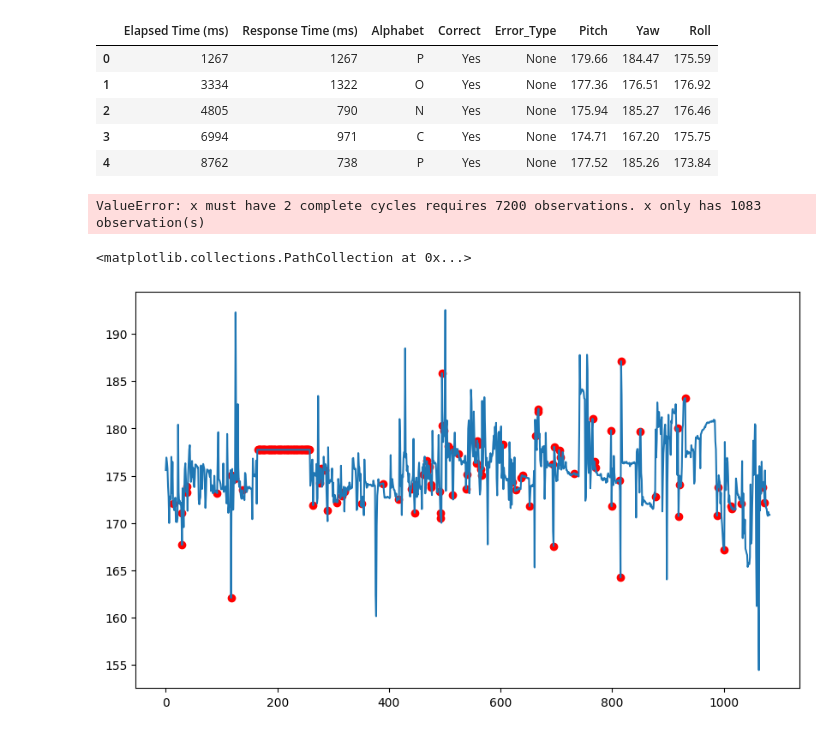
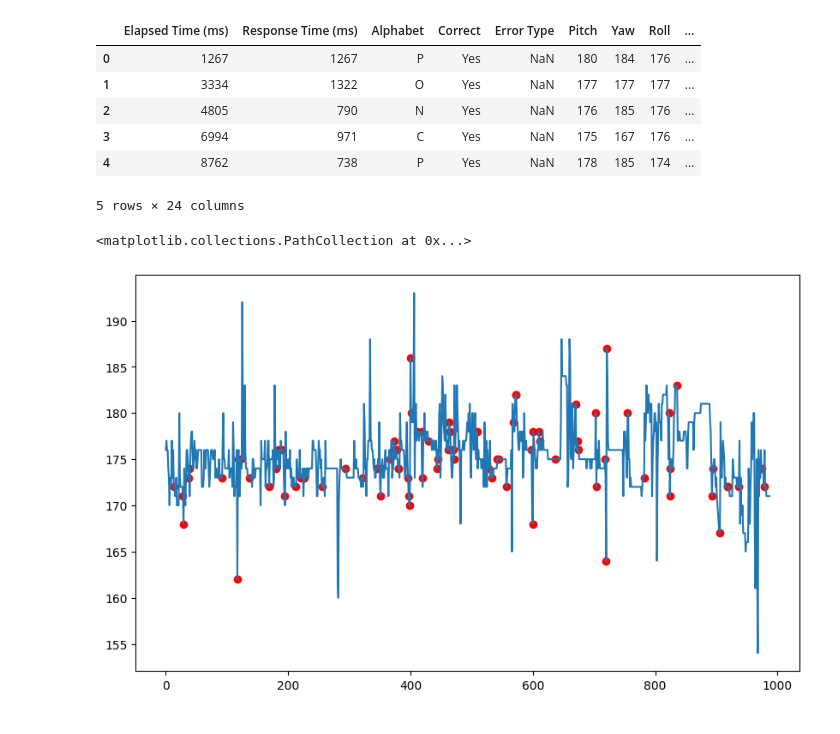
Before and after one commit to Waleed-Mujahid/attentiveness_detection_vr, a Jupyter notebook: analysis.ipynb, the cells around one changed output. Drawn from its saved outputs; the diff is of its cells as text; code cells hidden in the pictures.

Commit message:
made corrections

```diff
--- a/analysis.ipynb
+++ b/analysis.ipynb
@@ -4,38 +4,22 @@ import numpy as np
 import statsmodels.api as sm
 import matplotlib.pyplot as plt
 # %%
-df = pd.read_csv('merged_response.csv')
+df = pd.read_csv('modified_responseFile_with_statistics.csv')
 # %%
 df.head()
 # %% [output]
-|  | Elapsed Time (ms) | Response Time (ms) | Alphabet | Correct | Error_Type | Pitch | Yaw | Roll |
-| 0 | 1267 | 1267 | P | Yes | None | 179.66 | 184.47 | 175.59 |
-| 1 | 3334 | 1322 | O | Yes | None | 177.36 | 176.51 | 176.92 |
-| 2 | 4805 | 790 | N | Yes | None | 175.94 | 185.27 | 176.46 |
-| 3 | 6994 | 971 | C | Yes | None | 174.71 | 167.20 | 175.75 |
-| 4 | 8762 | 738 | P | Yes | None | 177.52 | 185.26 | 173.84 |
+|  | Elapsed Time (ms) | Response Time (ms) | Alphabet | Correct | Error Type | Pitch | Yaw | Roll | ... |
+| 0 | 1267 | 1267 | P | Yes | NaN | 180 | 184 | 176 | ... |
+| 1 | 3334 | 1322 | O | Yes | NaN | 177 | 177 | 177 | ... |
+| 2 | 4805 | 790 | N | Yes | NaN | 176 | 185 | 176 | ... |
+| 3 | 6994 | 971 | C | Yes | NaN | 175 | 167 | 176 | ... |
+| 4 | 8762 | 738 | P | Yes | NaN | 178 | 185 | 174 | ... |
+5 rows × 24 columns
-# %%
-decomposition = sm.tsa.seasonal_decompose(df[' Pitch'], model='additive', period=60*60)
-
-# Plot the decomposition components
-fig, (ax1, ax2, ax3, ax4) = plt.subplots(4, figsize=(10, 8))
-ax1.set_title('Original Data')
-ax1.plot(df[' Pitch'])
-ax2.set_title('Trend')
-ax2.plot(decomposition.trend)
-ax3.set_title('Seasonal')
-ax3.plot(decomposition.seasonal)
-ax4.set_title('Residual')
-ax4.plot(decomposition.resid)
-plt.tight_layout()
-plt.show()
-# %% [output]
-ValueError: x must have 2 complete cycles requires 7200 observations. x only has 1083 observation(s)
 # %%
 plt.figure(figsize=(10, 6))
-incorrect = df.query('Correct == " No"')
+incorrect = df[df.Attentive == 0]
 plt.plot(df.index, df['Roll'])
 plt.scatter(incorrect.index, incorrect['Roll'], color='red')
 # %% [output]
 <matplotlib.collections.PathCollection at 0x...>
-[figure, old version]
+[figure, new version]
```
Also changed, not shown: 16 other files.
